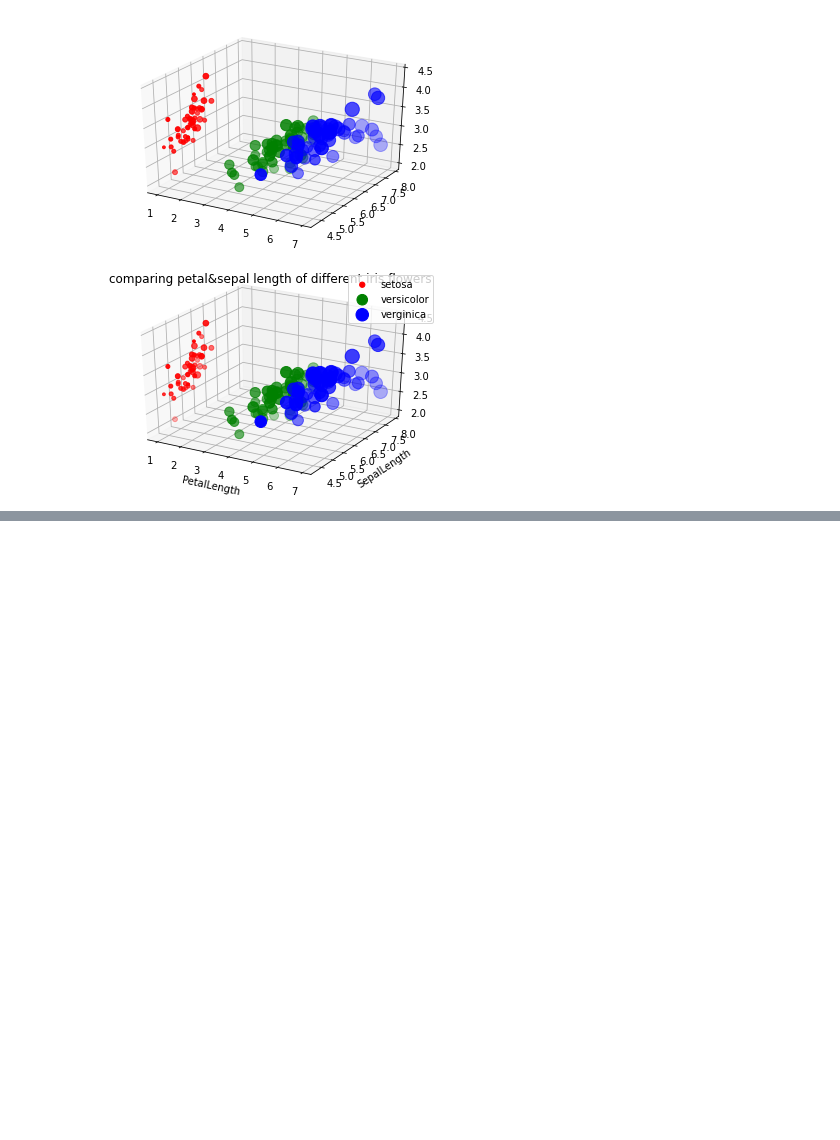
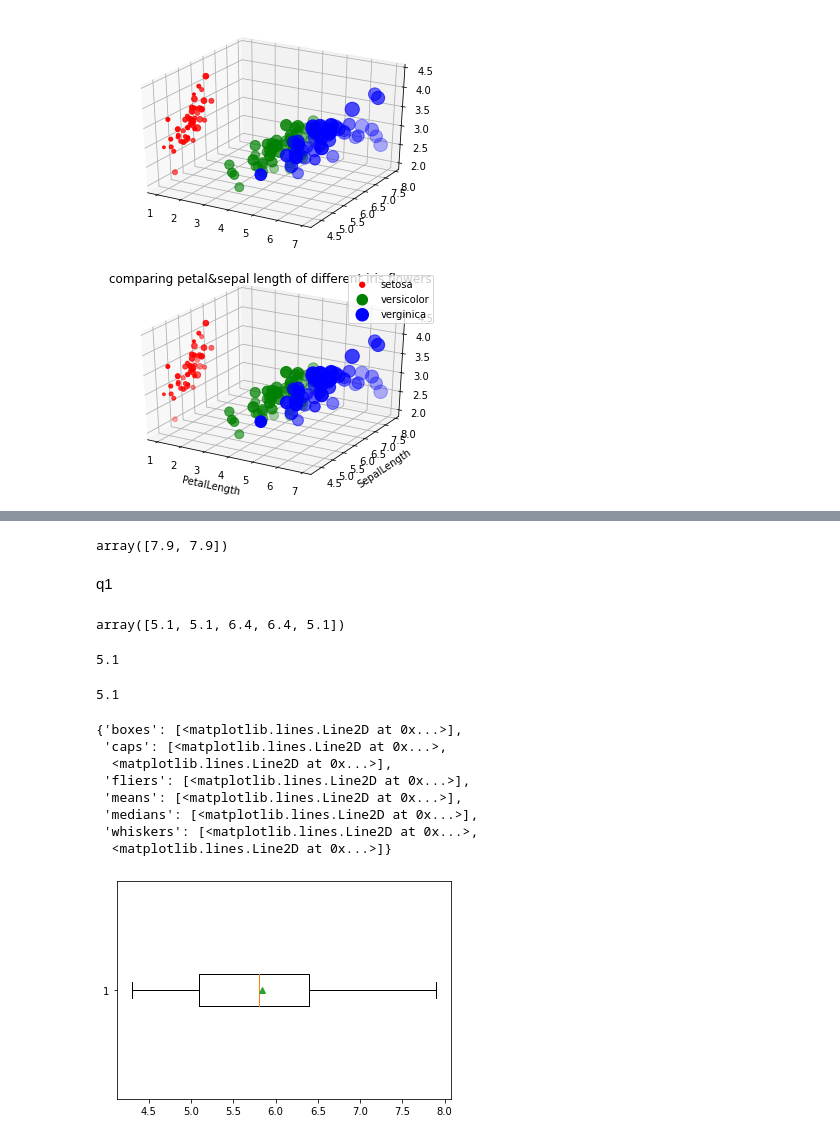
Before and after one commit to UNKOkiss/data_viz_2022, a Jupyter notebook: DataViz02_Data_Distribution.ipynb, the cells around one changed output, grey strips where cells are left out. Cells and saved outputs as stored; diff of their text form; code cells hidden in the pictures; blank space fills up the shorter version.

```diff
--- a/DataViz02_Data_Distribution.ipynb
+++ b/DataViz02_Data_Distribution.ipynb
@@ -173,0 +234,30 @@ plt.title('comparing petal&sepal length of different iris flowers');
+# %%
+ybp['caps'][1].get_xdata()
+# %% [output]
+array([7.9, 7.9])
+# %% [markdown]
+q1
+# %%
+ybp['boxes'][0].get_xdata()
+# %% [output]
+array([5.1, 5.1, 6.4, 6.4, 5.1])
+# %%
+ybp['boxes'][0].get_xdata()[0]
+# %% [output]
+5.1
+# %%
+max(ybp['whiskers'][0].get_xdata())
+# %% [output]
+5.1
+# %%
+plt.boxplot(df['SepalLength'],vert=False,showmeans=True)
+# %% [output]
+{'boxes': [<matplotlib.lines.Line2D at 0x...>],
+ 'caps': [<matplotlib.lines.Line2D at 0x...>,
+  <matplotlib.lines.Line2D at 0x...>],
+ 'fliers': [<matplotlib.lines.Line2D at 0x...>],
+ 'means': [<matplotlib.lines.Line2D at 0x...>],
+ 'medians': [<matplotlib.lines.Line2D at 0x...>],
+ 'whiskers': [<matplotlib.lines.Line2D at 0x...>,
+  <matplotlib.lines.Line2D at 0x...>]}
+[figure, added]
```
Also changed, not shown: parts of 22 cells of this notebook.
